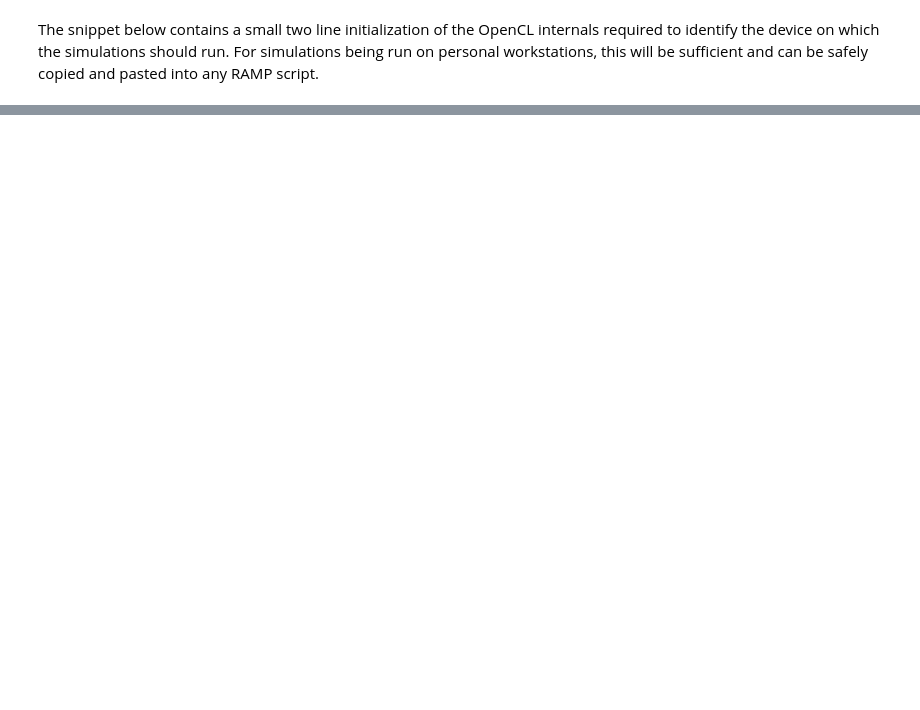
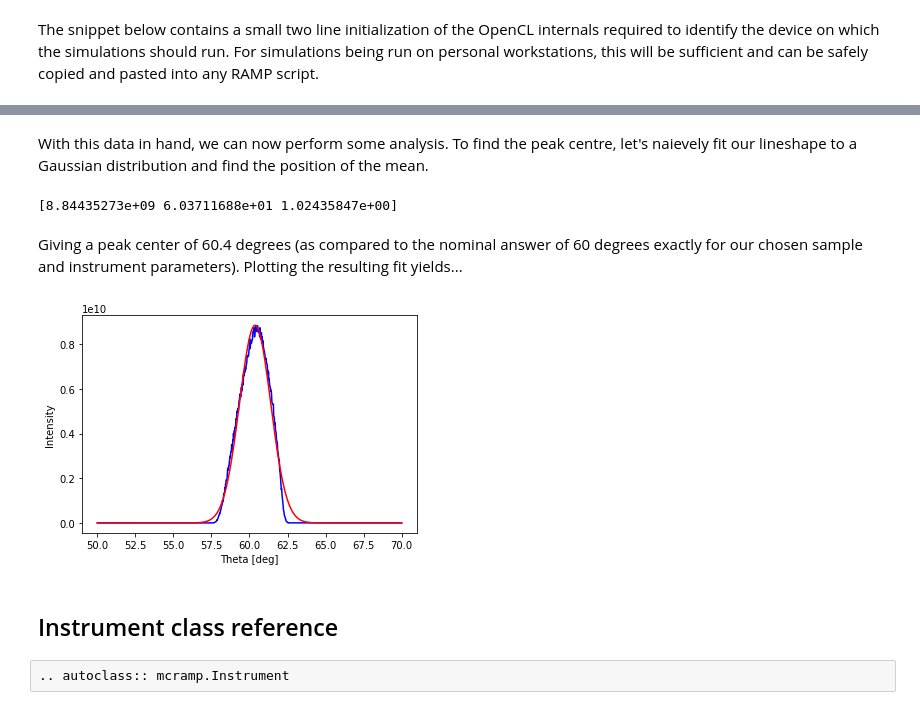
Before and after one commit to gcassella/RAMP, a Jupyter notebook: doc/user/running.ipynb, the cells around one changed output, grey strips where cells are left out. Saved outputs shown, nothing was run; the diff lists cells and outputs as text; code cells hidden in the pictures; blank space fills up the shorter version.

```diff
--- a/doc/user/running.ipynb
+++ b/doc/user/running.ipynb
@@ -20,0 +89,31 @@ queue = cl.CommandQueue(ctx)
+# %%
+data = inst.data()
+detector_output = data['Detector']
+theta_axis = detector_output[0]
+intensity = detector_output[1]
+# %% [markdown]
+With this data in hand, we can now perform some analysis. To find the peak centre, let's naievely fit our lineshape to a Gaussian distribution and find the position of the mean.
+# %%
+from scipy.optimize import curve_fit
+
+func = lambda x, c, mu, sigma: c*np.exp(-(x - mu)**2 / (2*sigma**2))
+popt, pcov = curve_fit(func, xdata=theta_axis, ydata=intensity, p0=[1e10, 60.0, 2.5])
+print(popt)
+# %% [output]
+[8.84435273e+09 6.03711688e+01 1.02435847e+00]
+# %% [markdown]
+Giving a peak center of 60.4 degrees (as compared to the nominal answer of 60 degrees exactly for our chosen sample and instrument parameters). Plotting the resulting fit yields...
+# %%
+import matplotlib.pyplot as plt
+
+plt.plot(theta_axis, intensity, 'b-')
+plt.plot(theta_axis, func(theta_axis, *popt), 'r-')
+plt.ylabel("Intensity")
+plt.xlabel("Theta [deg]")
+plt.show()
+# %% [output]
+[figure, added]
+# %% [markdown]
+## Instrument class reference
+# %% [raw]
+.. autoclass:: mcramp.Instrument
```
Also changed, not shown: parts of 16 cells of this notebook, 3 other files.
